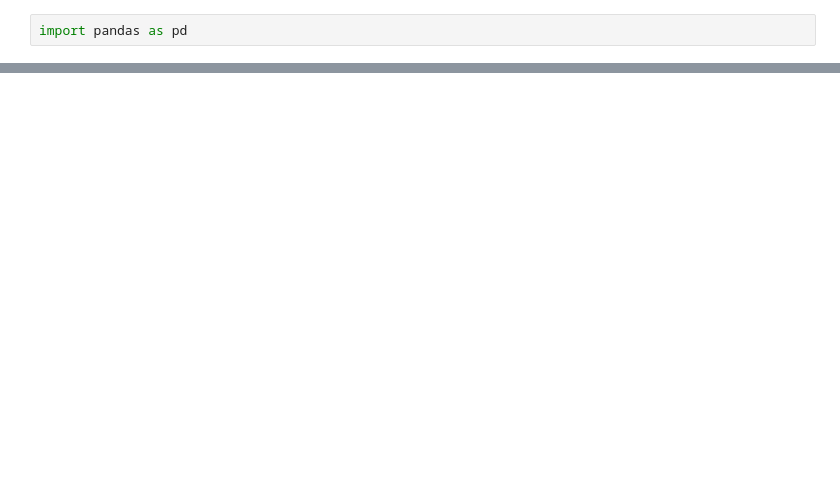
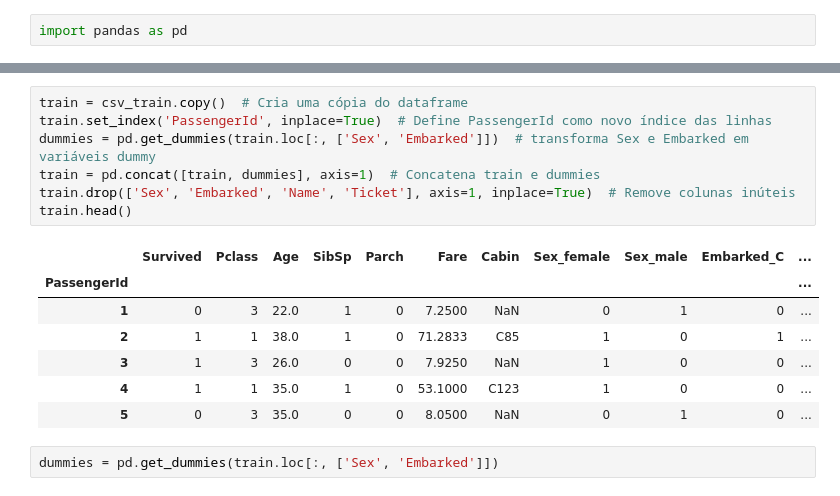
Before and after one commit to arthur-gouveia/grupo-de-estudos, a Jupyter notebook: titanic/titanic.ipynb, the cells around one changed output, grey strips where cells are left out. Saved outputs shown, nothing was run; the diff lists cells and outputs as text; blank space fills up the shorter version.

```diff
--- a/titanic/titanic.ipynb
+++ b/titanic/titanic.ipynb
@@ -21,0 +30,17 @@ train.tail()
+# %%
+train = csv_train.copy()  # Cria uma cópia do dataframe
+train.set_index('PassengerId', inplace=True)  # Define PassengerId como novo índice das linhas
+dummies = pd.get_dummies(train.loc[:, ['Sex', 'Embarked']])  # transforma Sex e Embarked em variáveis dummy
+train = pd.concat([train, dummies], axis=1)  # Concatena train e dummies
+train.drop(['Sex', 'Embarked', 'Name', 'Ticket'], axis=1, inplace=True)  # Remove colunas inúteis
+train.head()
+# %% [output]
+|  | Survived | Pclass | Age | SibSp | Parch | Fare | Cabin | Sex_female | Sex_male | Embarked_C | ... |
+| PassengerId |  |  |  |  |  |  |  |  |  |  | ... |
+| 1 | 0 | 3 | 22.0 | 1 | 0 | 7.2500 | NaN | 0 | 1 | 0 | ... |
+| 2 | 1 | 1 | 38.0 | 1 | 0 | 71.2833 | C85 | 1 | 0 | 1 | ... |
+| 3 | 1 | 3 | 26.0 | 0 | 0 | 7.9250 | NaN | 1 | 0 | 0 | ... |
+| 4 | 1 | 1 | 35.0 | 1 | 0 | 53.1000 | C123 | 1 | 0 | 0 | ... |
+| 5 | 0 | 3 | 35.0 | 0 | 0 | 8.0500 | NaN | 0 | 1 | 0 | ... |
+# %%
+dummies = pd.get_dummies(train.loc[:, ['Sex', 'Embarked']])
```
Also changed, not shown: parts of 7 cells of this notebook, 1 other file.
